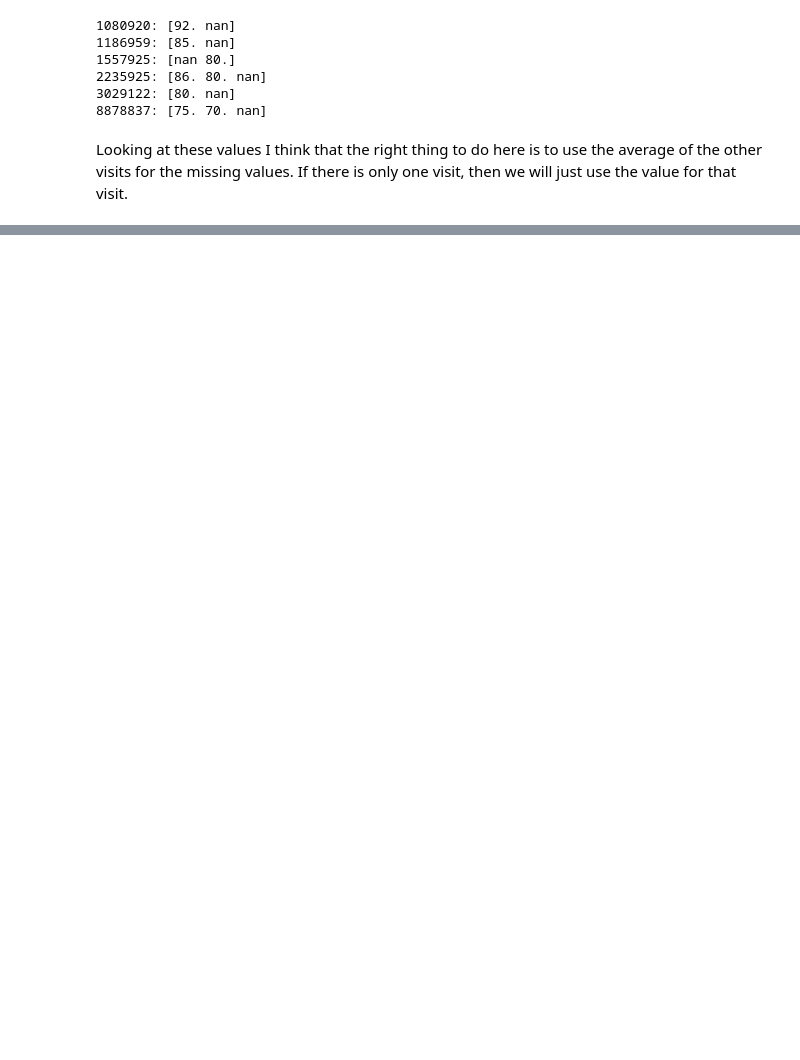
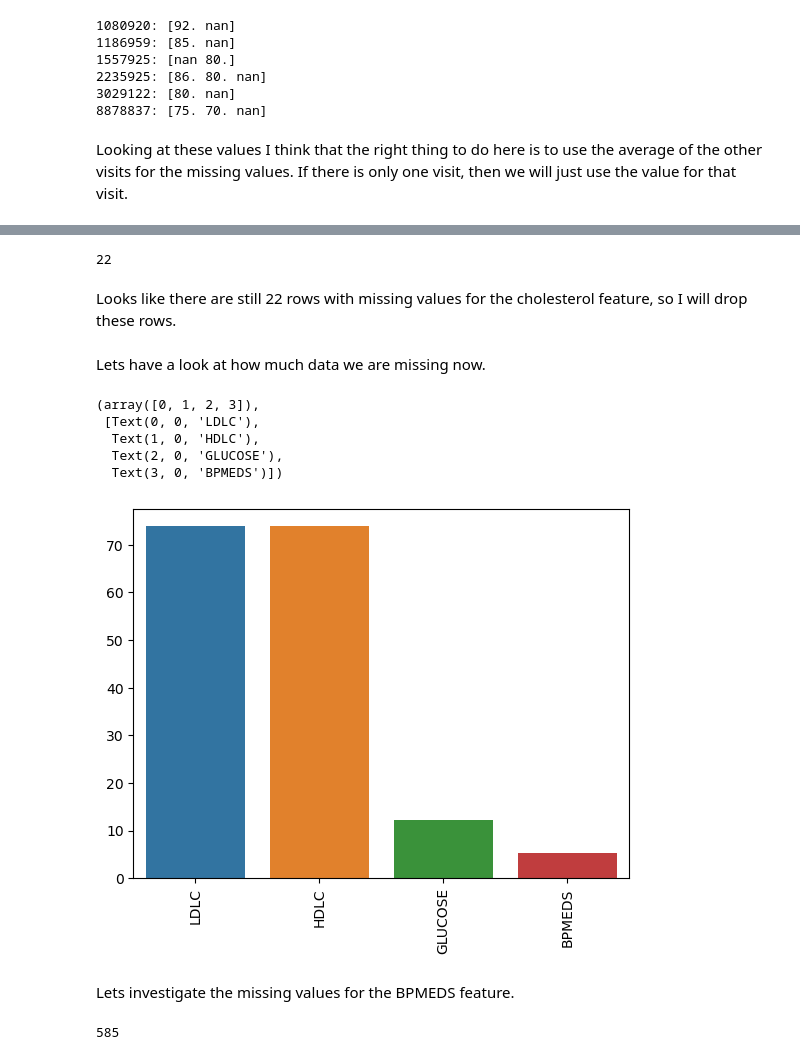
Before and after one commit to jmclaughlin0/DataScienceHeartProject, a Jupyter notebook: FraminghamClean.ipynb, the cells around one changed output, grey strips where cells are left out. Cells and saved outputs as stored; diff of their text form; code cells hidden in the pictures; blank space fills up the shorter version.

```diff
--- a/FraminghamClean.ipynb
+++ b/FraminghamClean.ipynb
@@ -172,0 +264,3 @@ df.head()
+# %%
+for s in df[df['educ'].isnull()].index:
+    df.loc[s, 'educ'] = df[df['RANDID'] == df.loc[s, 'RANDID']].educ.mean()
@@ -172,0 +273,2 @@ df.head()
+# %%
+df.drop(axis=0, index = df[df['educ'].isnull()].index, inplace=True)
@@ -172,0 +302,36 @@ df.head()
+# %%
+for s in df[df['TOTCHOL'].isnull()].index:
+    df.loc[s, 'TOTCHOL'] = df[df['RANDID'] == df.loc[s, 'RANDID']].TOTCHOL.mean()
+# %%
+arr = []
+for x in df[df['TOTCHOL'].isnull()].RANDID:
+    arr.append(str(x) + ": " + str(df[df['RANDID'] == x].TOTCHOL.values))
+
+
+len(arr)
+# %% [output]
+22
+# %% [markdown]
+Looks like there are still 22 rows with missing values for the cholesterol feature, so I will drop these rows.
+# %%
+df.drop(axis=0, index=df[df['TOTCHOL'].isnull()].index, inplace=True)
+# %% [markdown]
+Lets have a look at how much data we are missing now.
+# %%
+percent_missing_df = percent_missing(df)
+
+sns.barplot(x = percent_missing_df.index, y = percent_missing_df)
+plt.xticks(rotation=90)
+# %% [output]
+(array([0, 1, 2, 3]),
+ [Text(0, 0, 'LDLC'),
+  Text(1, 0, 'HDLC'),
+  Text(2, 0, 'GLUCOSE'),
+  Text(3, 0, 'BPMEDS')])
+[figure, added]
+# %% [markdown]
+Lets investigate the missing values for the BPMEDS feature.
+# %%
+len(df[df['BPMEDS'].isnull()])
+# %% [output]
+585
```
Also changed, not shown: parts of 71 cells of this notebook, 3 other files.
